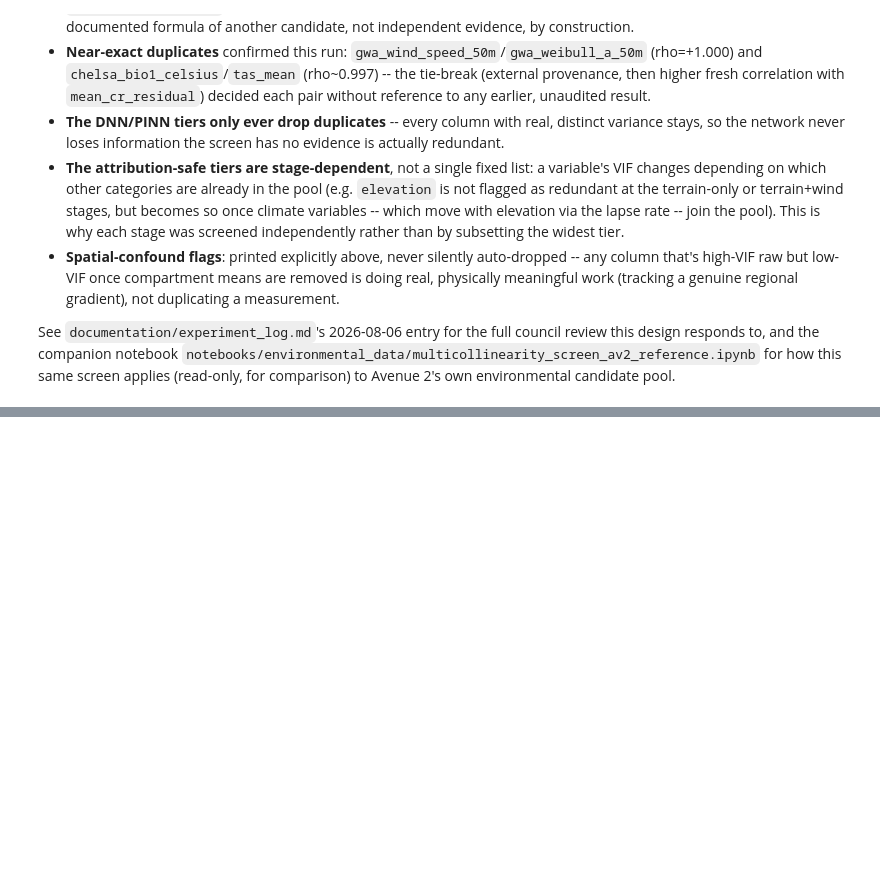
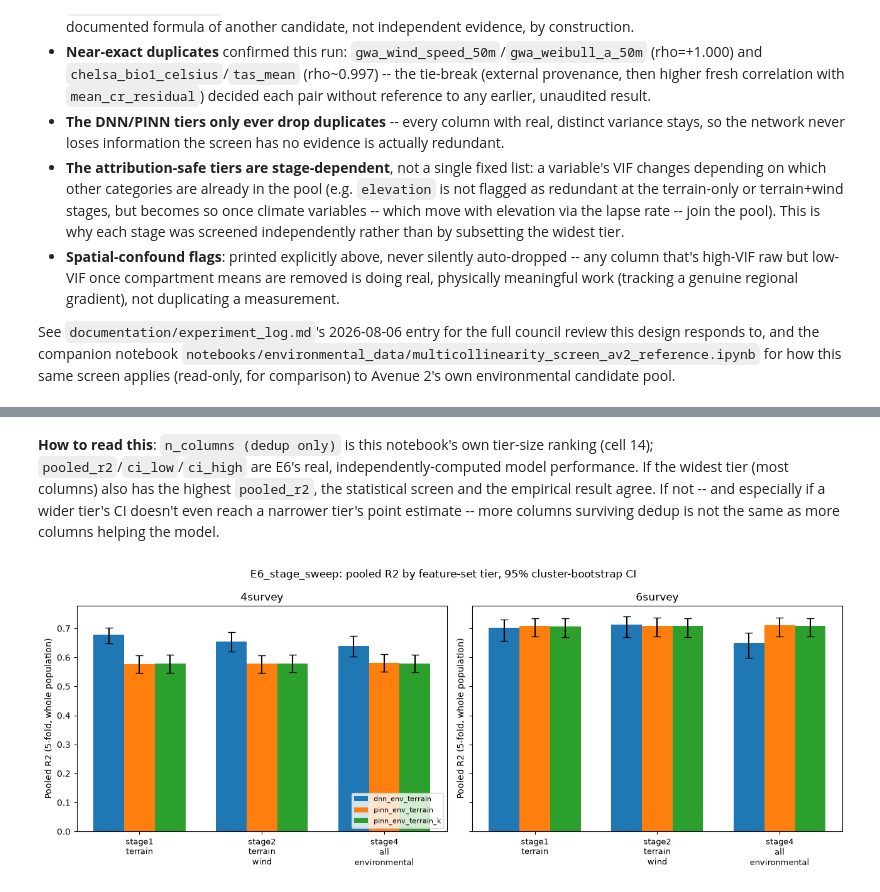
Before and after one commit to shreeyagorasia/forest_diss, a Jupyter notebook: notebooks/environmental_data/multicollinearity_screen_av1.ipynb, the cells around one changed output, grey strips where cells are left out. Saved outputs shown, nothing was run; the diff lists cells and outputs as text; code cells hidden in the pictures; blank space fills up the shorter version.

```diff
--- a/notebooks/environmental_data/multicollinearity_screen_av1.ipynb
+++ b/notebooks/environmental_data/multicollinearity_screen_av1.ipynb
@@ -422,0 +484,35 @@ screen applies (read-only, for comparison) to Avenue 2's own environmental candi
+# %% [markdown]
+**How to read this**: `n_columns (dedup only)` is this notebook's own tier-size ranking (cell 14);
+`pooled_r2`/`ci_low`/`ci_high` are E6's real, independently-computed model performance. If the
+widest tier (most columns) also has the highest `pooled_r2`, the statistical screen and the
+empirical result agree. If not -- and especially if a wider tier's CI doesn't even reach a
+narrower tier's point estimate -- more columns surviving dedup is not the same as more columns
+helping the model.
+# %%
+import matplotlib.pyplot as plt
+import numpy as np
+
+fig, axes = plt.subplots(1, 2, figsize=(13, 5), sharey=True)
+x = np.arange(len(E6_TIERS))
+width = 0.25
+
+for ax, cohort in zip(axes, E6_COHORTS):
+    for i, model in enumerate(E6_MODELS):
+        subset = e6_results_df[(e6_results_df["cohort"] == cohort) & (e6_results_df["model"] == model)]
+        subset = subset.set_index("tier").reindex(E6_TIERS)
+        r2 = subset["pooled_r2"].values
+        err_low = r2 - subset["ci_low"].values
+        err_high = subset["ci_high"].values - r2
+        ax.bar(x + (i - 1) * width, r2, width, yerr=[err_low, err_high], capsize=4, label=model)
+    ax.set_xticks(x)
+    ax.set_xticklabels([t.replace("_", "\n") for t in E6_TIERS], fontsize=9)
+    ax.set_title(cohort)
+    ax.set_ylabel("Pooled R2 (5-fold, whole population)")
+    ax.axhline(0, color="black", linewidth=0.6)
+
+axes[0].legend(fontsize=8, loc="lower right")
+fig.suptitle("E6_stage_sweep: pooled R2 by feature-set tier, 95% cluster-bootstrap CI")
+plt.tight_layout()
+plt.show()
+# %% [output]
+[figure, added]
```
Also changed, not shown: parts of 4 cells of this notebook, 20 other files.
